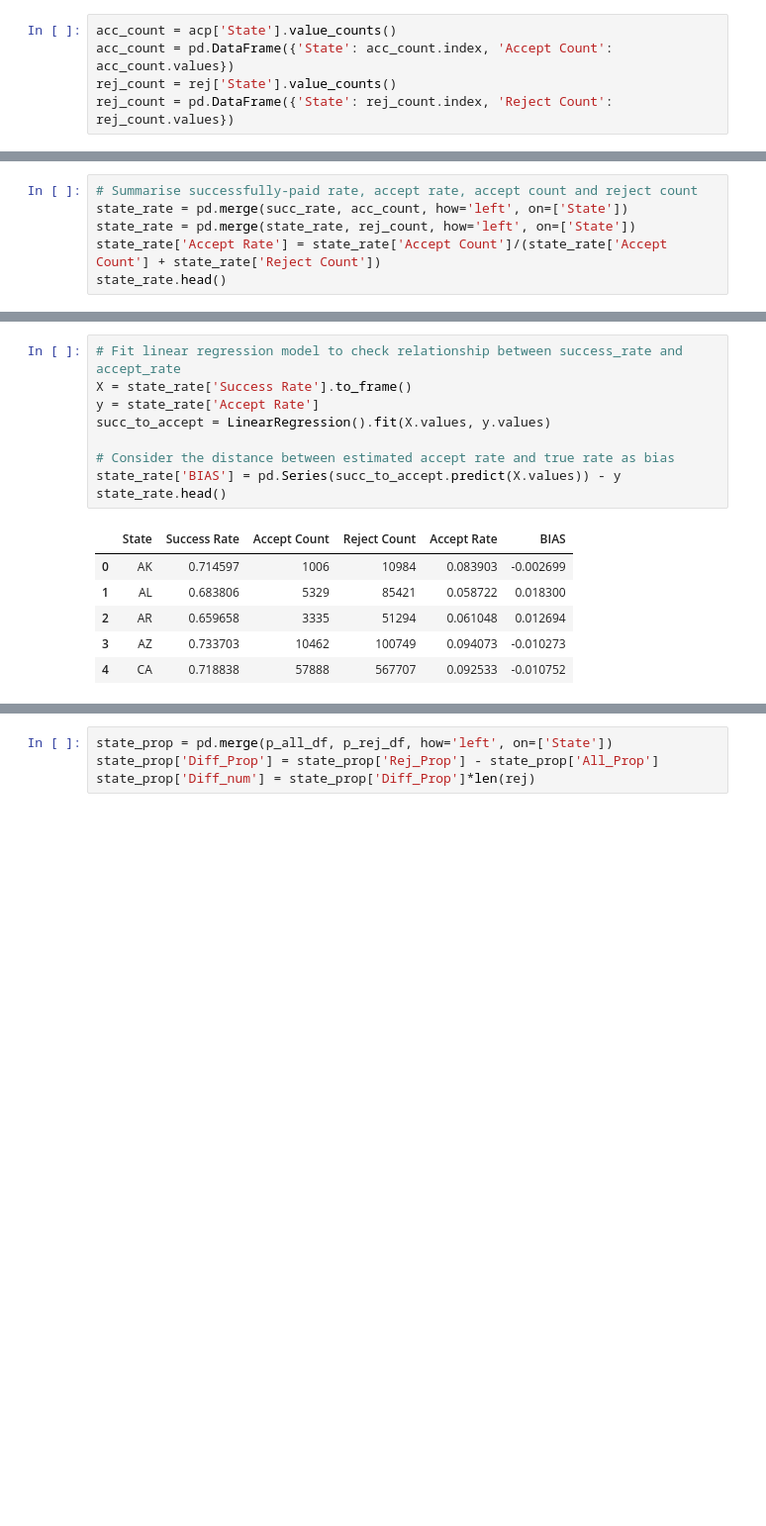
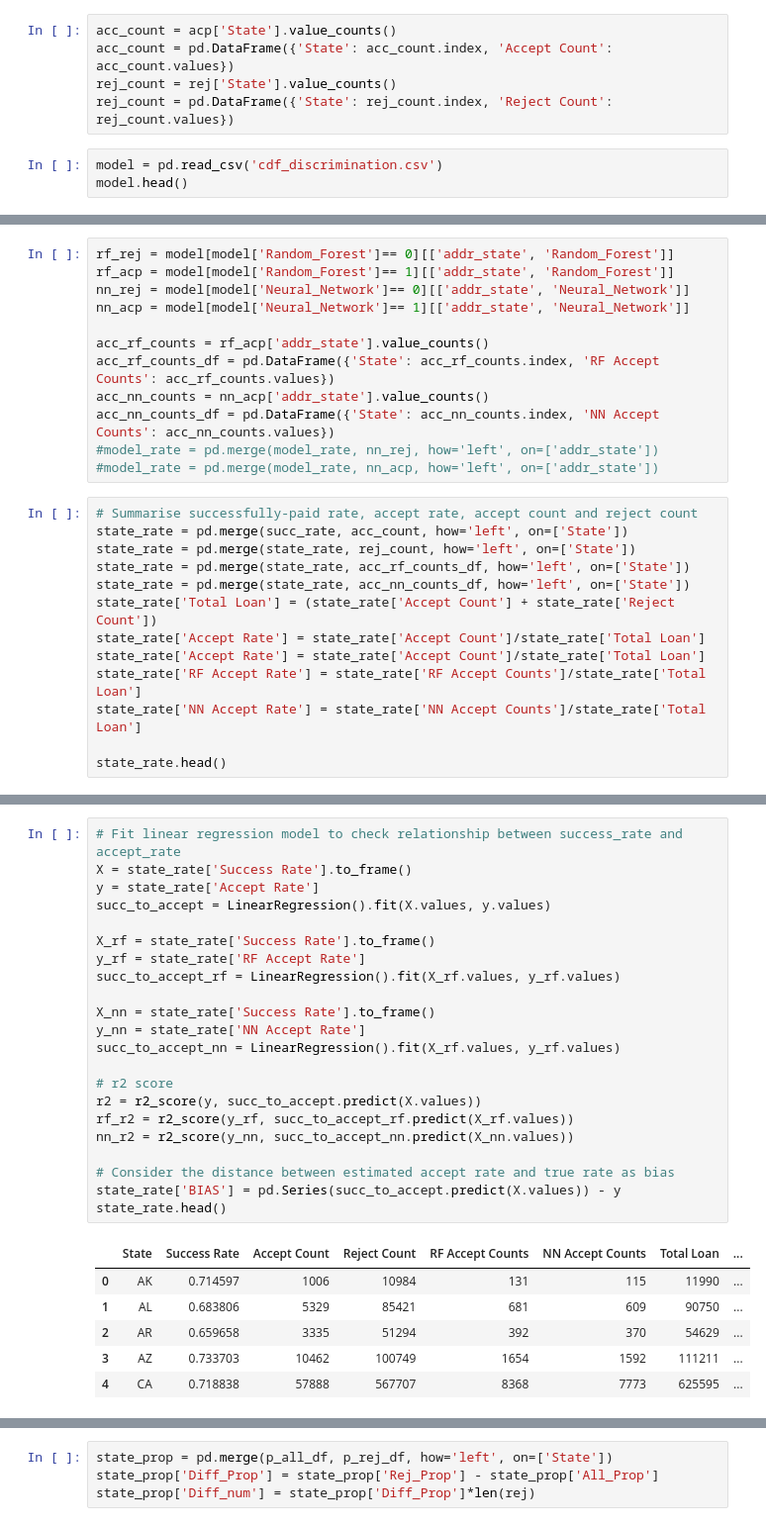
Before and after one commit to hurrialice/lendingClub, a Jupyter notebook: Discrimination/Discrimination_Analysis.ipynb, the cells around one changed output, grey strips where cells are left out. Shown at 99% size. Saved outputs shown, nothing was run; the diff lists cells and outputs as text; blank space fills up the shorter version.

```diff
--- a/Discrimination/Discrimination_Analysis.ipynb
+++ b/Discrimination/Discrimination_Analysis.ipynb
@@ -71,3 +66,6 @@ acc_count = acp['State'].value_counts()
 acc_count = pd.DataFrame({'State': acc_count.index, 'Accept Count': acc_count.values})
 rej_count = rej['State'].value_counts()
 rej_count = pd.DataFrame({'State': rej_count.index, 'Reject Count': rej_count.values})
+# %%
+model = pd.read_csv('cdf_discrimination.csv')
+model.head()
@@ -74,7 +79,26 @@ rej_count = pd.DataFrame({'State': rej_count.index, 'Reject Count': rej_count.va
+# %%
+rf_rej = model[model['Random_Forest']== 0][['addr_state', 'Random_Forest']]
+rf_acp = model[model['Random_Forest']== 1][['addr_state', 'Random_Forest']]
+nn_rej = model[model['Neural_Network']== 0][['addr_state', 'Neural_Network']]
+nn_acp = model[model['Neural_Network']== 1][['addr_state', 'Neural_Network']]
+
+acc_rf_counts = rf_acp['addr_state'].value_counts()
+acc_rf_counts_df = pd.DataFrame({'State': acc_rf_counts.index, 'RF Accept Counts': acc_rf_counts.values})
+acc_nn_counts = nn_acp['addr_state'].value_counts()
+acc_nn_counts_df = pd.DataFrame({'State': acc_nn_counts.index, 'NN Accept Counts': acc_nn_counts.values})
+#model_rate = pd.merge(model_rate, nn_rej, how='left', on=['addr_state'])
+#model_rate = pd.merge(model_rate, nn_acp, how='left', on=['addr_state'])
 # %%
 # Summarise successfully-paid rate, accept rate, accept count and reject count
 state_rate = pd.merge(succ_rate, acc_count, how='left', on=['State'])
 state_rate = pd.merge(state_rate, rej_count, how='left', on=['State'])
-state_rate['Accept Rate'] = state_rate['Accept Count']/(state_rate['Accept Count'] + state_rate['Reject Count'])
+state_rate = pd.merge(state_rate, acc_rf_counts_df, how='left', on=['State'])
+state_rate = pd.merge(state_rate, acc_nn_counts_df, how='left', on=['State'])
+state_rate['Total Loan'] = (state_rate['Accept Count'] + state_rate['Reject Count'])
+state_rate['Accept Rate'] = state_rate['Accept Count']/state_rate['Total Loan']
+state_rate['Accept Rate'] = state_rate['Accept Count']/state_rate['Total Loan']
+state_rate['RF Accept Rate'] = state_rate['RF Accept Counts']/state_rate['Total Loan']
+state_rate['NN Accept Rate'] = state_rate['NN Accept Counts']/state_rate['Total Loan']
+
 state_rate.head()
 # %% [output]
@@ -105,18 +131,31 @@ plt.subplots_adjust(top=0.89, bottom=0, left=0, right=1.0)
 # %%
 # Fit linear regression model to check relationship between success_rate and accept_rate
 X = state_rate['Success Rate'].to_frame()
 y = state_rate['Accept Rate']
 succ_to_accept = LinearRegression().fit(X.values, y.values)
 
+X_rf = state_rate['Success Rate'].to_frame()
+y_rf = state_rate['RF Accept Rate']
+succ_to_accept_rf = LinearRegression().fit(X_rf.values, y_rf.values)
+
+X_nn = state_rate['Success Rate'].to_frame()
+y_nn = state_rate['NN Accept Rate']
+succ_to_accept_nn = LinearRegression().fit(X_rf.values, y_rf.values)
+
+# r2 score
+r2 = r2_score(y, succ_to_accept.predict(X.values))
+rf_r2 = r2_score(y_rf, succ_to_accept_rf.predict(X_rf.values))
+nn_r2 = r2_score(y_nn, succ_to_accept_nn.predict(X_nn.values))
+
 # Consider the distance between estimated accept rate and true rate as bias
 state_rate['BIAS'] = pd.Series(succ_to_accept.predict(X.values)) - y
 state_rate.head()
 # %% [output]
-|  | State | Success Rate | Accept Count | Reject Count | Accept Rate | BIAS |
-| 0 | AK | 0.714597 | 1006 | 10984 | 0.083903 | -0.002699 |
-| 1 | AL | 0.683806 | 5329 | 85421 | 0.058722 | 0.018300 |
-| 2 | AR | 0.659658 | 3335 | 51294 | 0.061048 | 0.012694 |
-| 3 | AZ | 0.733703 | 10462 | 100749 | 0.094073 | -0.010273 |
-| 4 | CA | 0.718838 | 57888 | 567707 | 0.092533 | -0.010752 |
+|  | State | Success Rate | Accept Count | Reject Count | RF Accept Counts | NN Accept Counts | Total Loan | ... |
+| 0 | AK | 0.714597 | 1006 | 10984 | 131 | 115 | 11990 | ... |
+| 1 | AL | 0.683806 | 5329 | 85421 | 681 | 609 | 90750 | ... |
+| 2 | AR | 0.659658 | 3335 | 51294 | 392 | 370 | 54629 | ... |
+| 3 | AZ | 0.733703 | 10462 | 100749 | 1654 | 1592 | 111211 | ... |
+| 4 | CA | 0.718838 | 57888 | 567707 | 8368 | 7773 | 625595 | ... |
 # %%
 from scipy.stats import pearsonr
```
Also changed, not shown: parts of 26 cells of this notebook.
